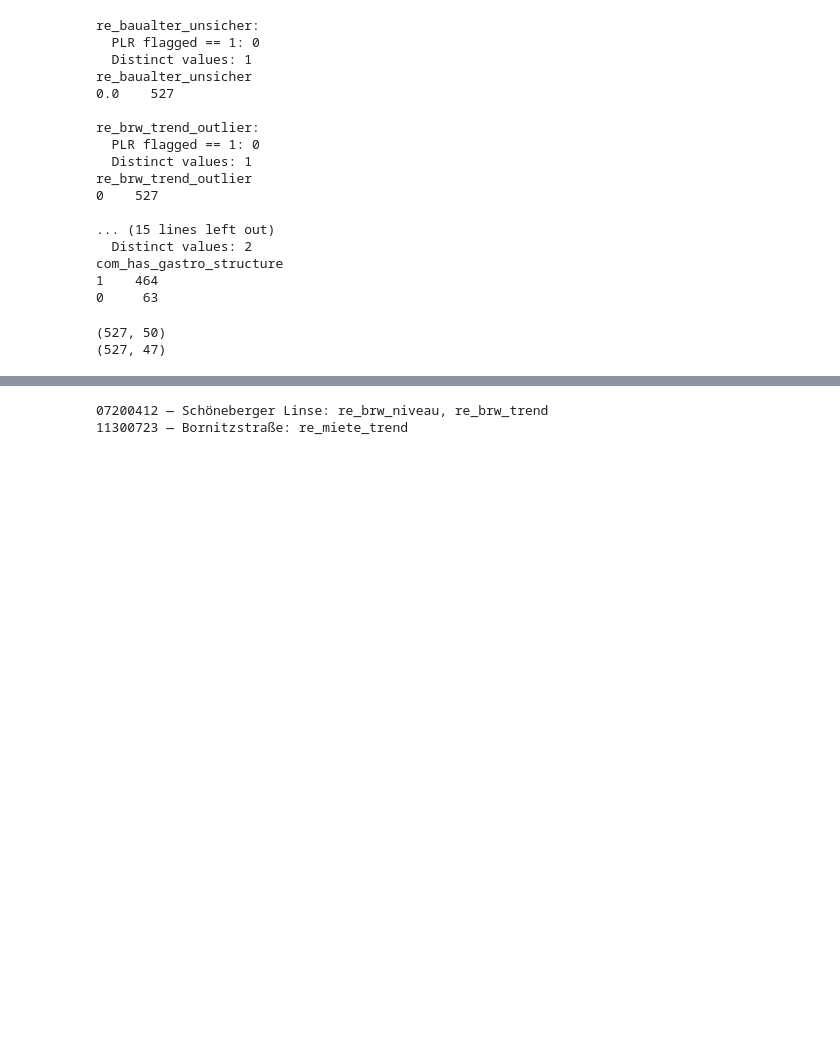
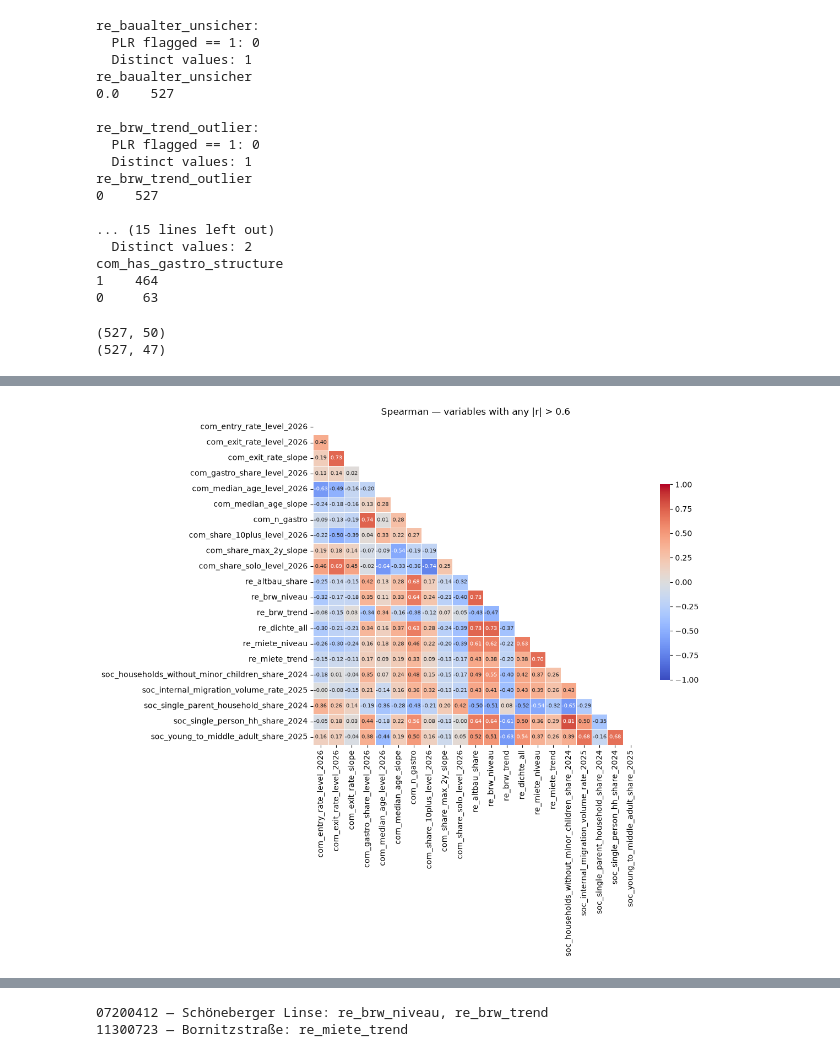
Before and after one commit to mshlg/capstone-kiezkeeper, a Jupyter notebook: notebooks/data_prep/dataprep.ipynb, the cells around one changed output, grey strips where cells are left out. Cells and saved outputs as stored; diff of their text form; code cells hidden in the pictures; blank space fills up the shorter version.

```diff
--- a/notebooks/data_prep/dataprep.ipynb
+++ b/notebooks/data_prep/dataprep.ipynb
@@ -566,0 +828,3 @@ print(df_model.shape)
+# %%
+#Drop Variables:
+df_model = df_model.drop(columns=["com_upscale_share_slope", "com_tourism_share_slope", "n_total", "n_tourism"])
@@ -566,0 +870,11 @@ print(df_model.shape)
+# %%
+# count how many of the four migration variables each PLR is an outlier on
+flags = pd.DataFrame(index=df_model.index)
+for c in migr:
+    flags[c] = df_model.index.isin(iqr_out(df_model[c]).index)
+
+df_model_rep = df_model.assign(n_migr_outlier=flags.sum(axis=1))
+repeat = (df_model_rep.loc[df_model_rep["n_migr_outlier"] > 0,
+                     ["plr_id", "plr_name", "bez", "n_migr_outlier"]]
+                .sort_values("n_migr_outlier", ascending=False))
+print(repeat.to_string(index=False))
@@ -640,0 +946,33 @@ print(df_model.columns.tolist())
+# %%
+from pathlib import Path
+id_cols = ["plr_id", "plr_name", "bez"]
+feat_cols = [c for c in df_model.columns if c not in id_cols]
+
+def pair_series(method):
+    c = df_model[feat_cols].corr(method=method)
+    u = c.where(np.triu(np.ones(c.shape), k=1).astype(bool))
+    return u.stack().rename(method).rename_axis(["var1", "var2"])
+
+# variables involved in any |r| > 0.6 pair (Spearman + Pearson, so nothing borderline is missed)
+import pandas as pd
+both = pd.concat([pair_series("pearson"), pair_series("spearman")], axis=1).reset_index()
+high = both[(both["pearson"].abs() > 0.6) | (both["spearman"].abs() > 0.6)]
+involved = sorted(set(high["var1"]) | set(high["var2"]))
+
+# Spearman heatmap, restricted to those variables
+sub = df_model[involved].corr(method="spearman")
+mask = np.triu(np.ones(sub.shape)).astype(bool)
+
+plt.figure(figsize=(12, 10))
+sns.heatmap(sub, mask=mask, cmap="coolwarm", center=0, vmin=-1, vmax=1,
+            annot=True, fmt=".2f", annot_kws={"size": 7},
+            linewidths=0.5, square=True, cbar_kws={"shrink": 0.6})
+plt.title("Spearman — variables with any |r| > 0.6")
+plt.tight_layout()
+
+# save first, then show (avoids the blank-file issue)
+Path("../../plots/EDA").mkdir(parents=True, exist_ok=True)   # adjust path if needed
+plt.savefig("../../plots/EDA/spearman_corr_above06.png", dpi=150, bbox_inches="tight")
+plt.show()
+# %% [output]
+[figure, added]
```
Also changed, not shown: parts of 37 cells of this notebook.
